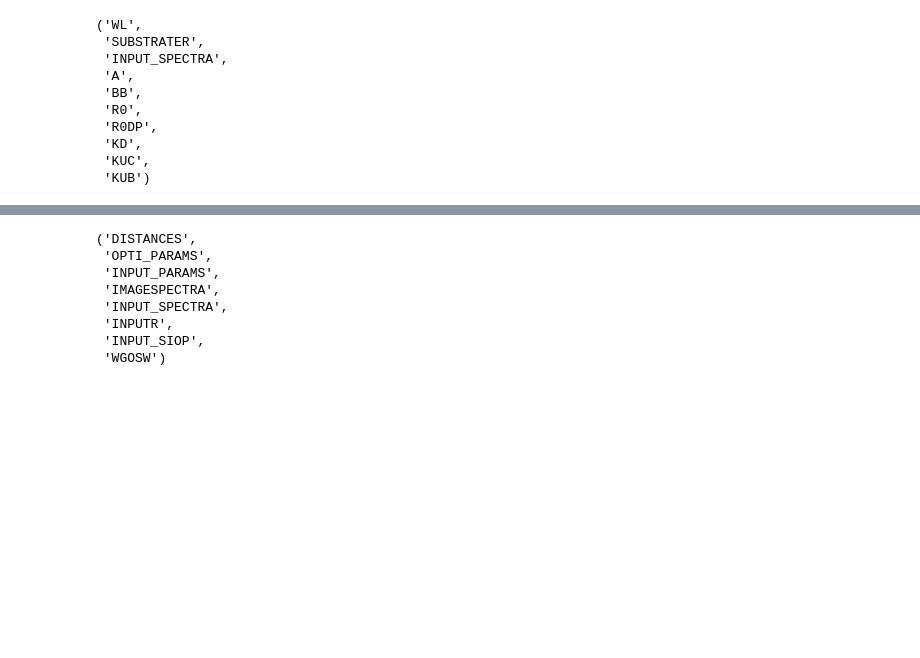
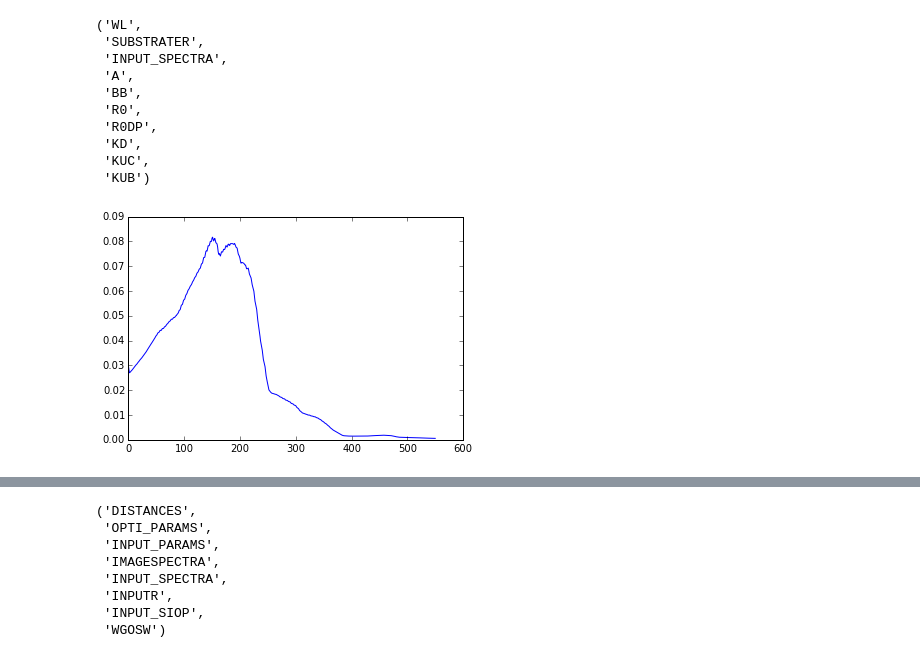
Before and after one commit to obarrilero/sambuca, a Jupyter notebook: reference/notebooks/Reading IDL SAV data.ipynb, the cells around one changed output, grey strips where cells are left out. Drawn from its saved outputs; the diff is of its cells as text; code cells hidden in the pictures; blank space fills up the shorter version.

```diff
--- a/reference/notebooks/Reading IDL SAV data.ipynb
+++ b/reference/notebooks/Reading IDL SAV data.ipynb
@@ -15,5 +18,5 @@ qbtest_input_spectra.lib                 test_resample.mat
 # %%
-data = readsav('../../src/sambuca/tests/data/_F1nm_H25_a_Non_UQ02_MB_RC__OS_SHon.sav')
+data = readsav('../../sambuca/tests/data/_F1nm_H25_a_Non_UQ02_MB_RC__OS_SHon.sav')
 # %%
 data.keys()
 # %% [output]
@@ -31,3 +34,7 @@ data.spectra[0].dtype.names
  'KD',
  'KUC',
  'KUB')
+# %%
+plt.plot(data.spectra[0].R0);
+# %% [output]
+[figure, added]
```
Also changed, not shown: parts of 10 cells of this notebook, 1 other file.
